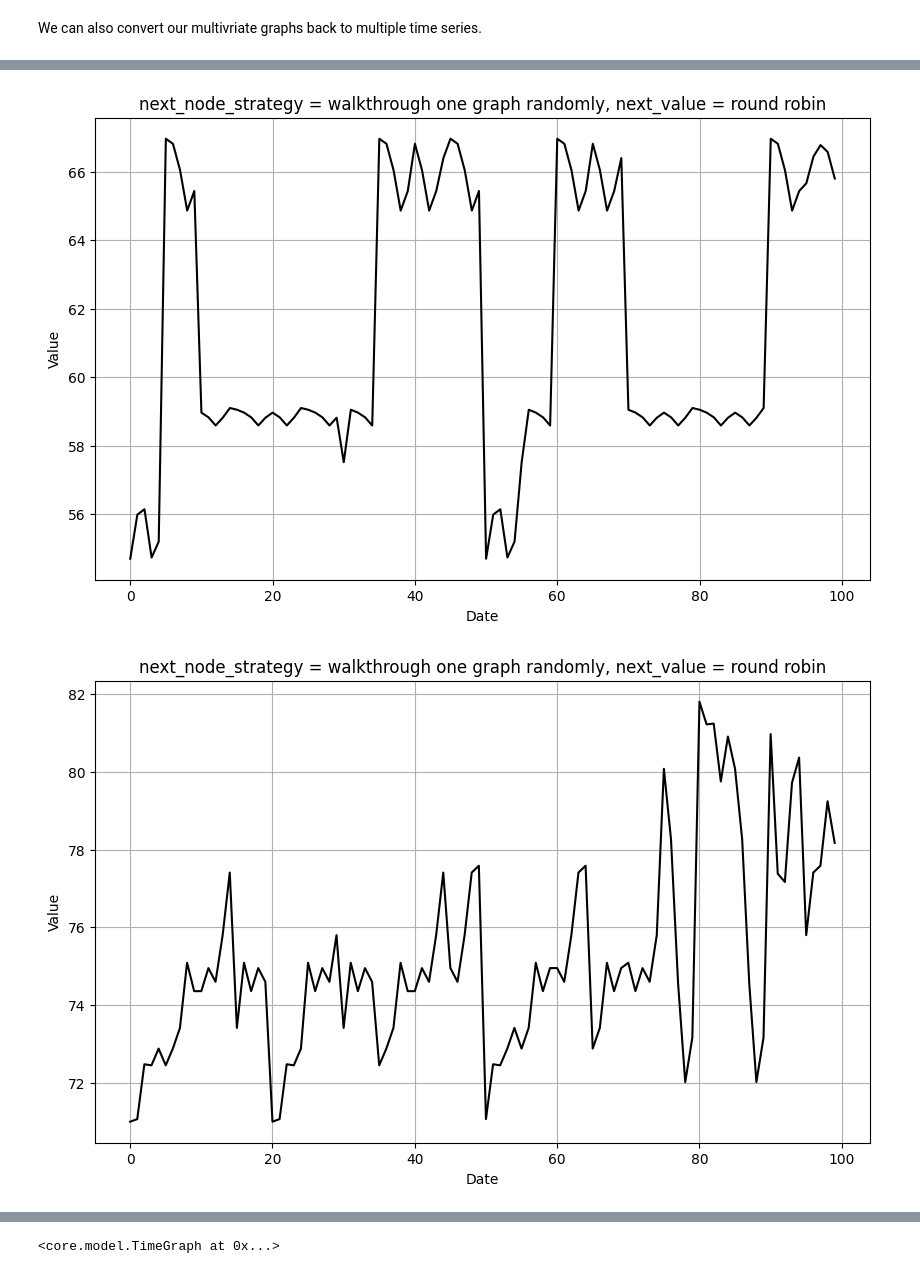
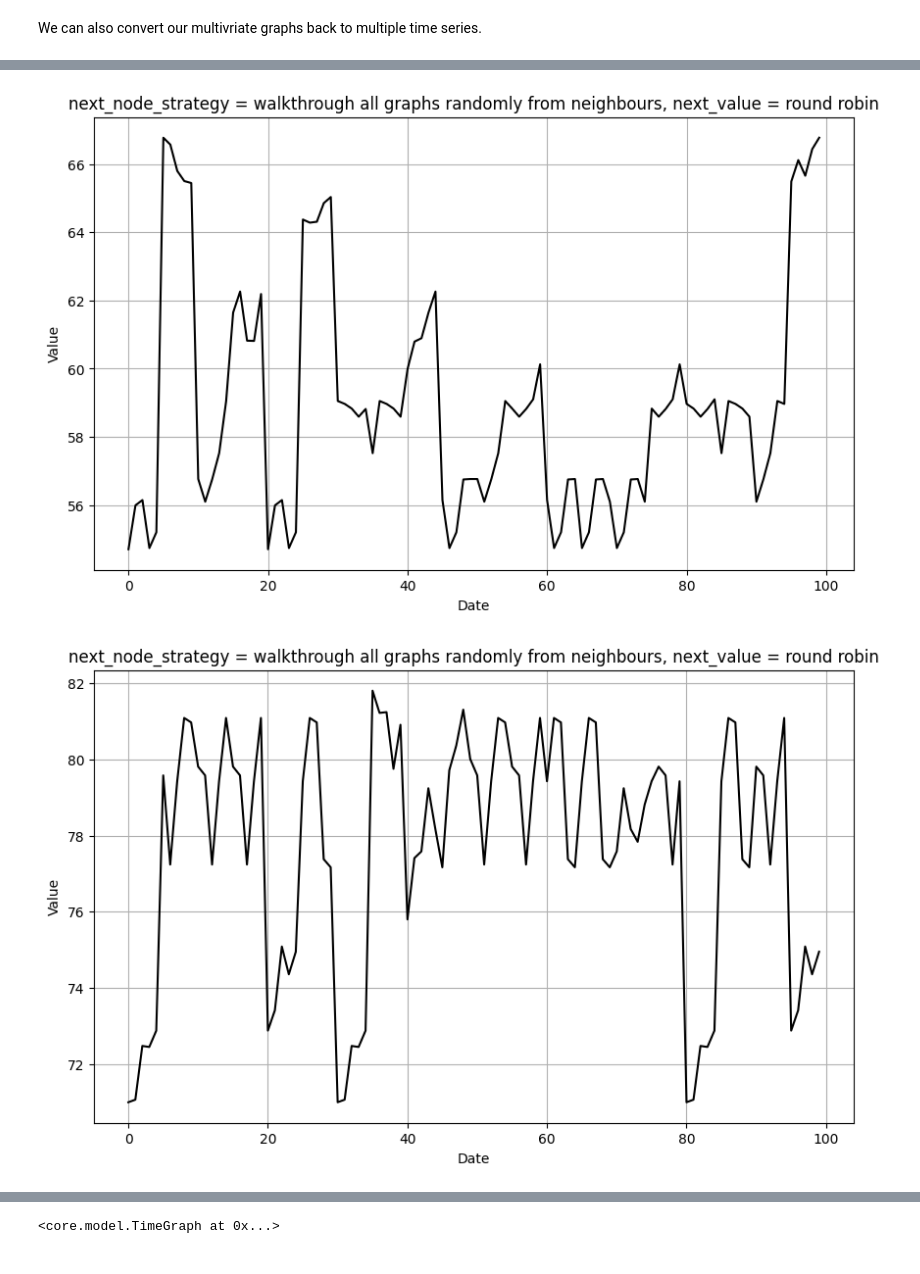
Before and after one commit to zangrcar/ts2g2, a Jupyter notebook: docs/tutorial.ipynb, the cells around one changed output, grey strips where cells are left out. Drawn from its saved outputs; the diff is of its cells as text; code cells hidden in the pictures.

```diff
--- a/docs/tutorial.ipynb
+++ b/docs/tutorial.ipynb
@@ -121,10 +148,10 @@ timegraph_3.to_sequence(ToSequenceVisitor()\
 <core.model.TimeGraph at 0x...>
 # %%
 timegraph_4.to_sequence(ToSequenceVisitorSlidingWindow()\
-    .next_node_strategy(StrategySelectNextNodeRandomlyFromFirstGraph())\
+    .next_node_strategy(StrategySelectNextNodeRandomlyFromNeighboursAcrossGraphs())\
     .next_value_strategy(StrategyNextValueInNodeRoundRobinForSlidingWindow())\
     .ts_length(100))\
     .draw_sequence()
 # %% [output]
-[figure, old version]
+[figure, new version]
-[figure, old version]
+[figure, new version]
```
Also changed, not shown: parts of 11 cells of this notebook, 30 other files.
